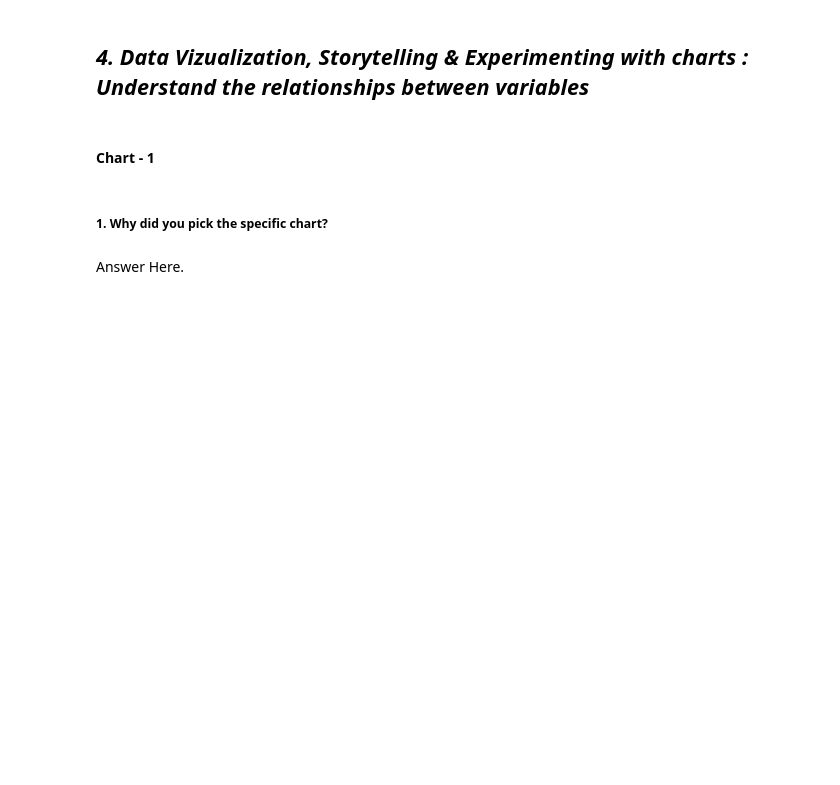
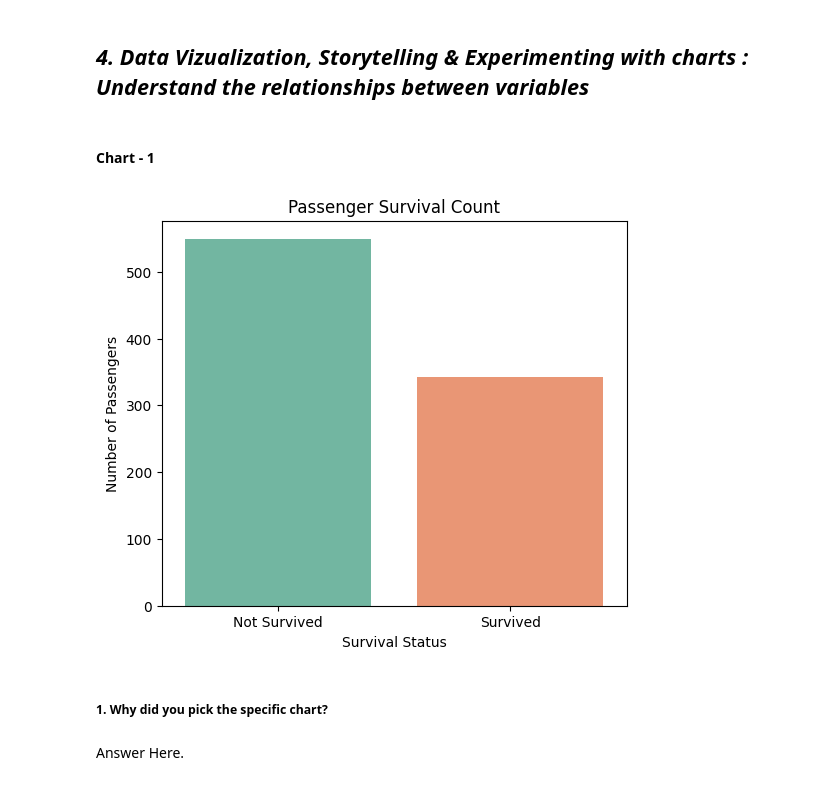
Before and after one commit to eyespydushyant/titanic-eda-analysis, a Jupyter notebook: Sample_EDA_Submission_Template.ipynb, the cells around one changed output. Drawn from its saved outputs; the diff is of its cells as text; code cells hidden in the pictures; blank space fills up the shorter version.

```diff
--- a/Sample_EDA_Submission_Template.ipynb
+++ b/Sample_EDA_Submission_Template.ipynb
@@ -255,3 +255,5 @@ Embarked: 3 unique values
 ### Data Wrangling Code
 # %%
 # Write your code to make your dataset analysis ready.
+df1 = df.copy()
+df1.isnull().sum()
@@ -257,0 +275,9 @@ Embarked: 3 unique values
+# %%
+# Fill missing values in the Age column with the median age
+df1['Age'].fillna(df1['Age'].median(), inplace=True)
+# %%
+# Fill missing values in the Embarked column with the most frequent value
+df1['Embarked'].fillna(df1['Embarked'].mode()[0], inplace=True)
+# %%
+# Drop the Cabin column because it contains a large number of missing values
+df1.drop('Cabin', axis=1, inplace=True)
@@ -268,3 +323,18 @@ Answer Here.
+# %%
+# Chart - 1 visualization code
+
+plt.figure(figsize=(6,5))
+
+sns.countplot(x='Survived', data=df1, palette='Set2')
+
+plt.title('Passenger Survival Count')
+plt.xlabel('Survival Status')
+plt.ylabel('Number of Passengers')
+plt.xticks([0,1], ['Not Survived','Survived'])
+
+plt.show()
+# %% [output]
+[figure, added]
 # %% [markdown]
 ##### 1. Why did you pick the specific chart?
 # %% [markdown]
```
Also changed, not shown: parts of 7 cells of this notebook.
